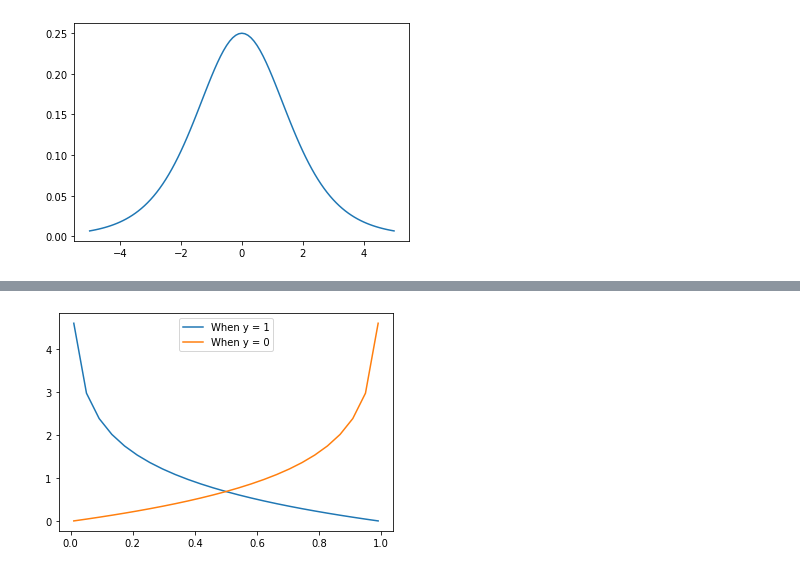
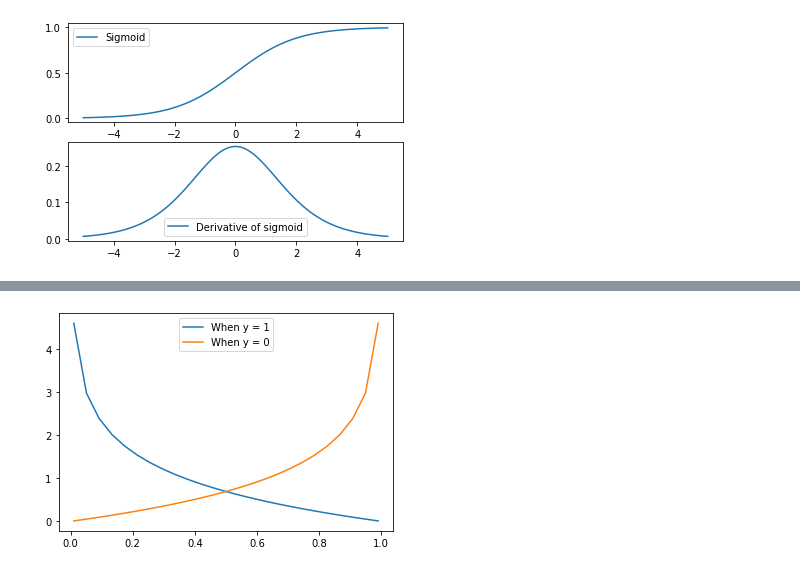
Before and after one commit to Ashwin-Rajesh/PyTorch_IEEE_2021, a Jupyter notebook: 2_LogisticRegression.ipynb, the cells around one changed output, grey strips where cells are left out. Saved outputs shown, nothing was run; the diff lists cells and outputs as text; code cells hidden in the pictures.

```diff
--- a/2_LogisticRegression.ipynb
+++ b/2_LogisticRegression.ipynb
@@ -49,9 +203,16 @@ def d_sigmoid(inp):
 # %%
 temp = np.linspace(-5, 5, 101)
 
-# plt.plot(temp, sigmoid(temp), label="Sigmoid")
-plt.plot(temp, d_sigmoid(temp), label="Derivative of sigmoid")
-# plt.legend()
+sig   = sigmoid(temp)
+d_sig = np.gradient(sig)/(10/101)
+
+plt.subplot(211)
+plt.plot(temp, sig, label="Sigmoid")
+plt.legend()
+
+plt.subplot(212)
+plt.plot(temp, d_sig, label="Derivative of sigmoid")
+plt.legend()
 plt.show()
 # %% [output]
-[figure, old version]
+[figure, new version]
```
Also changed, not shown: parts of 25 cells of this notebook.
